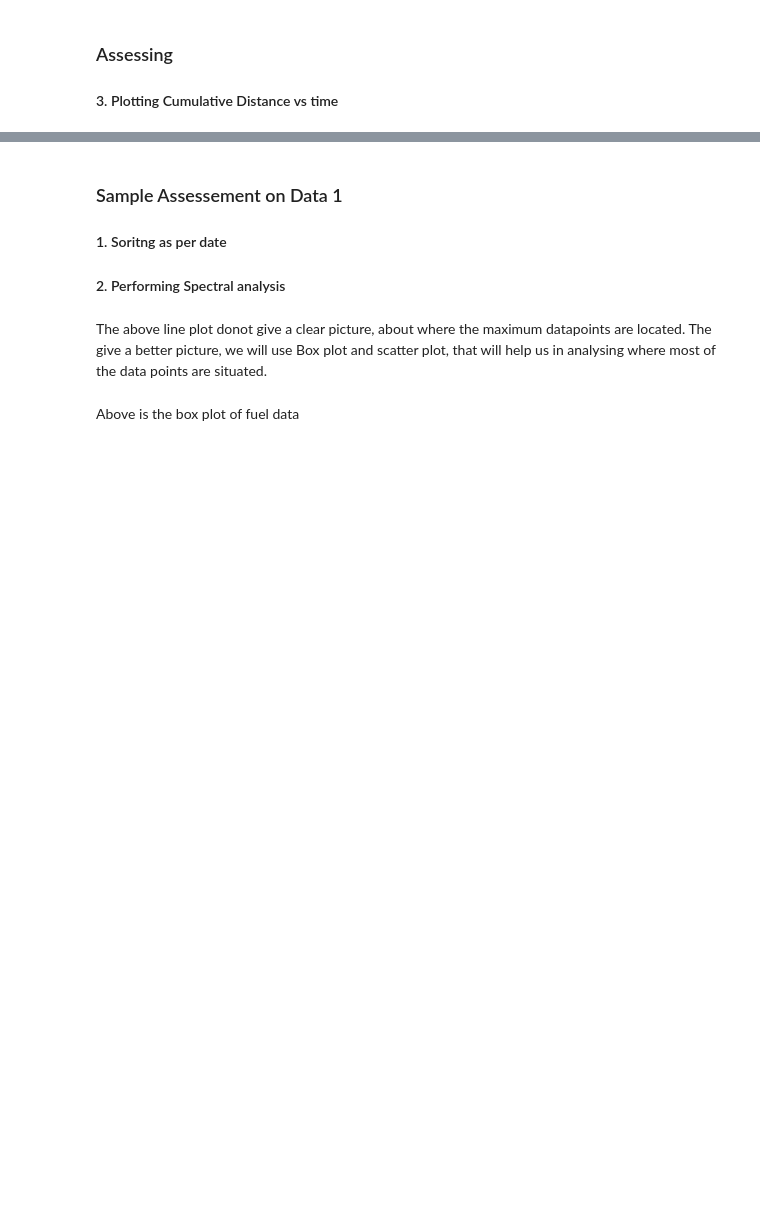
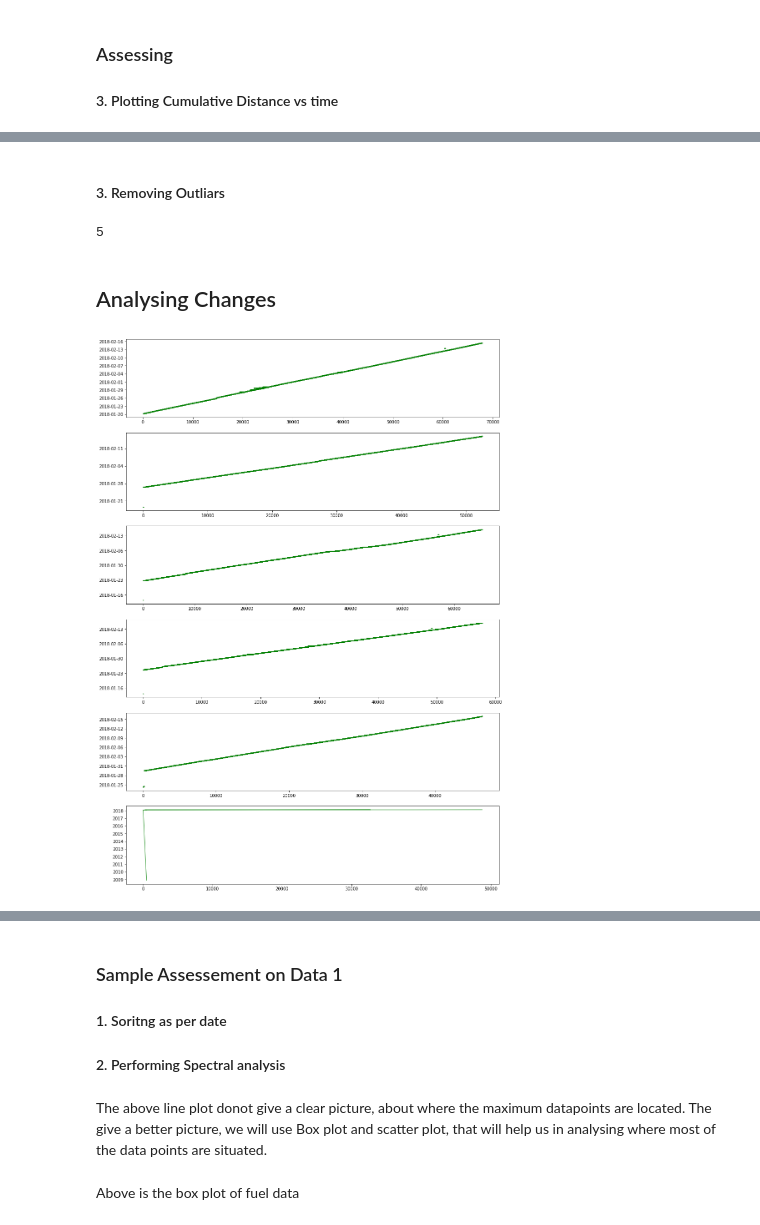
Before and after one commit to manjeet87/Signal_Analysis_UsingPython, a Jupyter notebook: Loconav/Fuel Data Analysis- F2.ipynb, the cells around one changed output, grey strips where cells are left out. Drawn from its saved outputs; the diff is of its cells as text; code cells hidden in the pictures; blank space fills up the shorter version.

Commit message:
Date Formating and Date Sorting completed

```diff
--- a/Loconav/Fuel Data Analysis- F2.ipynb
+++ b/Loconav/Fuel Data Analysis- F2.ipynb
@@ -152,0 +171,39 @@ plt.xlim(datetime.datetime(2018,1,27,2,0), datetime.datetime(2018,2,15,6,55));
+# %%
+df1 = df1.sort_values(['datetime'], ascending= True)
+df2 = df2.sort_values(['datetime'], ascending= True)
+df3 = df3.sort_values(['datetime'], ascending= True)
+df4 = df4.sort_values(['datetime'], ascending= True)
+df5 = df5.sort_values(['datetime'], ascending= True)
+df6 = df6.sort_values(['datetime'], ascending= True)
+# %% [markdown]
+#### 3. Removing Outliars
+# %%
+date = datetime.datetime(2018,1,18)
+df1 = df1[df1['datetime'] >= date]
+# %%
+datetime.datetime(2016,5,1).month
+# %% [output]
+5
+# %% [markdown]
+## Analysing Changes
+# %%
+plt.rcParams['figure.figsize'] = [16,24]
+plt.subplot(6,1,1)
+plt.plot(df1.index, df1.datetime, 'g.', markersize = 1, linewidth = 1);
+
+plt.subplot(6,1,2)
+plt.plot(df2.index, df2.datetime, 'g.', markersize = 1, linewidth = 1);
+
+plt.subplot(6,1,3)
+plt.plot(df3.index, df3.datetime, 'g.', markersize = 1, linewidth = 1);
+
+plt.subplot(6,1,4)
+plt.plot(df4.index, df4.datetime, 'g.', markersize = 1, linewidth = 1);
+
+plt.subplot(6,1,5)
+plt.plot(df5.index, df5.datetime, 'g.', markersize = 1, linewidth = 1);
+
+plt.subplot(6,1,6)
+plt.plot(df6.index, df6.datetime, 'g-', markersize = 1, linewidth = 1);
+# %% [output]
+[figure, added]
```
Also changed, not shown: parts of 14 cells of this notebook, 1 other file.
